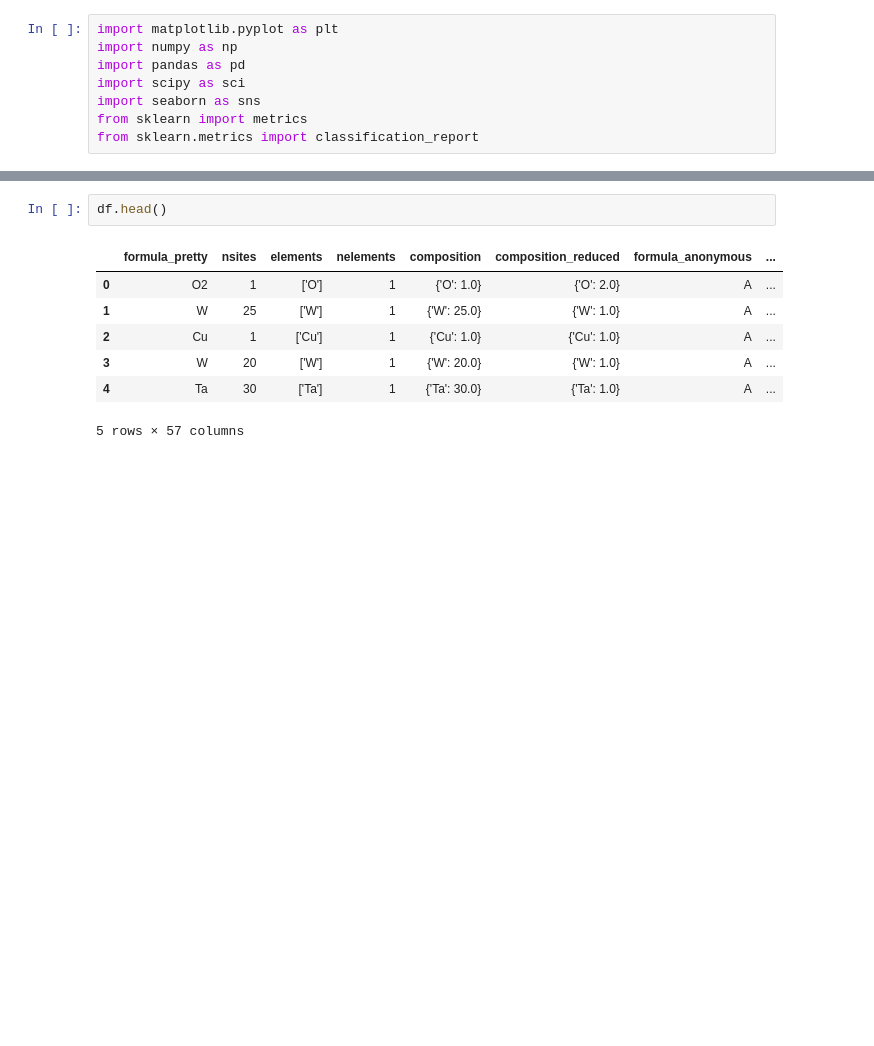
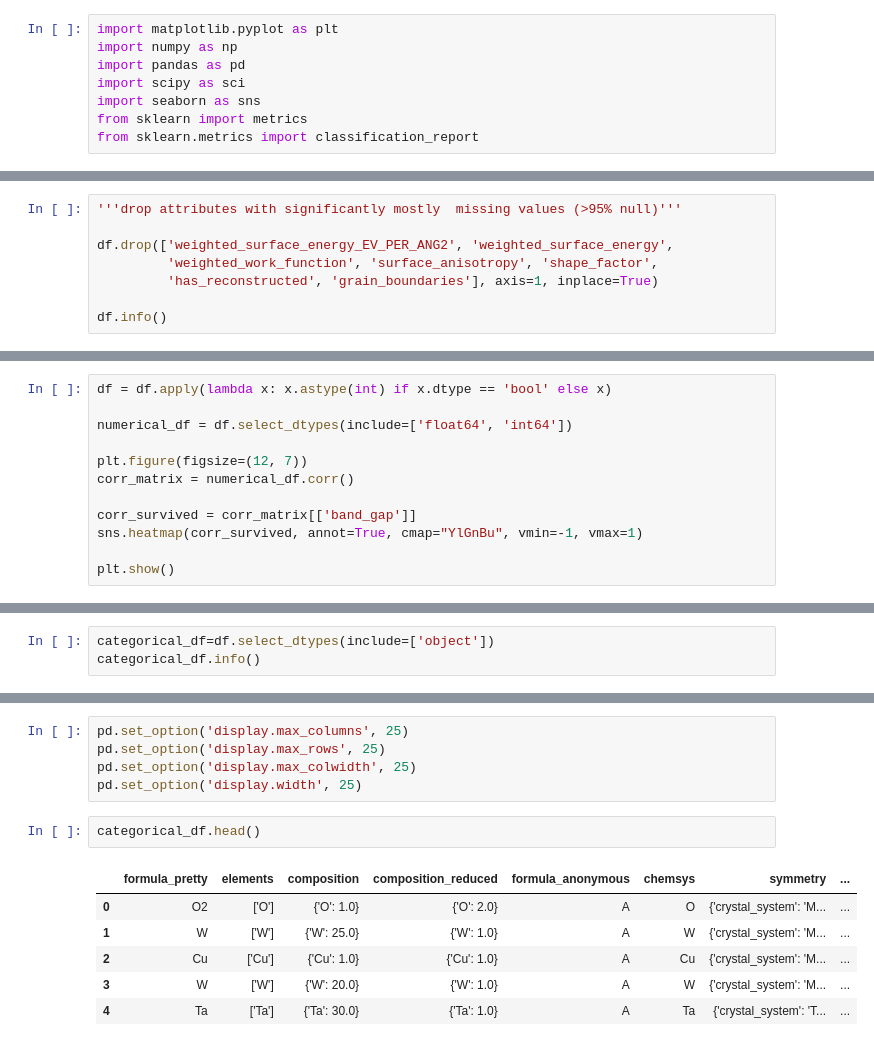
Before and after one commit to C-Wirth/COS-472-Project-Team-Rinder-, a Jupyter notebook: ipynb_files/5_investigate_band_gap.ipynb, the cells around one changed output, grey strips where cells are left out. Cells and saved outputs as stored; diff of their text form; blank space fills up the shorter version.

Commit message:
work done with categorical and numeric data

```diff
--- a/ipynb_files/5_investigate_band_gap.ipynb
+++ b/ipynb_files/5_investigate_band_gap.ipynb
@@ -52,0 +39,8 @@ print(count_equal_10)
+# %%
+'''drop attributes with significantly mostly  missing values (>95% null)'''
+
+df.drop(['weighted_surface_energy_EV_PER_ANG2', 'weighted_surface_energy',
+         'weighted_work_function', 'surface_anisotropy', 'shape_factor',
+         'has_reconstructed', 'grain_boundaries'], axis=1, inplace=True)
+
+df.info()
@@ -52,0 +77,12 @@ print(count_equal_10)
+# %%
+df = df.apply(lambda x: x.astype(int) if x.dtype == 'bool' else x)
+
+numerical_df = df.select_dtypes(include=['float64', 'int64'])
+
+plt.figure(figsize=(12, 7))
+corr_matrix = numerical_df.corr()
+
+corr_survived = corr_matrix[['band_gap']]
+sns.heatmap(corr_survived, annot=True, cmap="YlGnBu", vmin=-1, vmax=1)
+
+plt.show()
@@ -52,0 +91,3 @@ print(count_equal_10)
+# %%
+categorical_df=df.select_dtypes(include=['object'])
+categorical_df.info()
@@ -53,10 +112,14 @@ print(count_equal_10)
+# %%
+pd.set_option('display.max_columns', 25)
+pd.set_option('display.max_rows', 25)
+pd.set_option('display.max_colwidth', 25)
+pd.set_option('display.width', 25)
 # %%
-df.head()
+categorical_df.head()
 # %% [output]
-|  | formula_pretty | nsites | elements | nelements | composition | composition_reduced | formula_anonymous | ... |
-| 0 | O2 | 1 | ['O'] | 1 | {'O': 1.0} | {'O': 2.0} | A | ... |
-| 1 | W | 25 | ['W'] | 1 | {'W': 25.0} | {'W': 1.0} | A | ... |
-| 2 | Cu | 1 | ['Cu'] | 1 | {'Cu': 1.0} | {'Cu': 1.0} | A | ... |
-| 3 | W | 20 | ['W'] | 1 | {'W': 20.0} | {'W': 1.0} | A | ... |
-| 4 | Ta | 30 | ['Ta'] | 1 | {'Ta': 30.0} | {'Ta': 1.0} | A | ... |
+|  | formula_pretty | elements | composition | composition_reduced | formula_anonymous | chemsys | symmetry | ... |
+| 0 | O2 | ['O'] | {'O': 1.0} | {'O': 2.0} | A | O | {'crystal_system': 'M... | ... |
+| 1 | W | ['W'] | {'W': 25.0} | {'W': 1.0} | A | W | {'crystal_system': 'M... | ... |
+| 2 | Cu | ['Cu'] | {'Cu': 1.0} | {'Cu': 1.0} | A | Cu | {'crystal_system': 'M... | ... |
+| 3 | W | ['W'] | {'W': 20.0} | {'W': 1.0} | A | W | {'crystal_system': 'M... | ... |
+| 4 | Ta | ['Ta'] | {'Ta': 30.0} | {'Ta': 1.0} | A | Ta | {'crystal_system': 'T... | ... |
-5 rows × 57 columns
```
Also changed, not shown: parts of 11 cells of this notebook, 2 other files.
